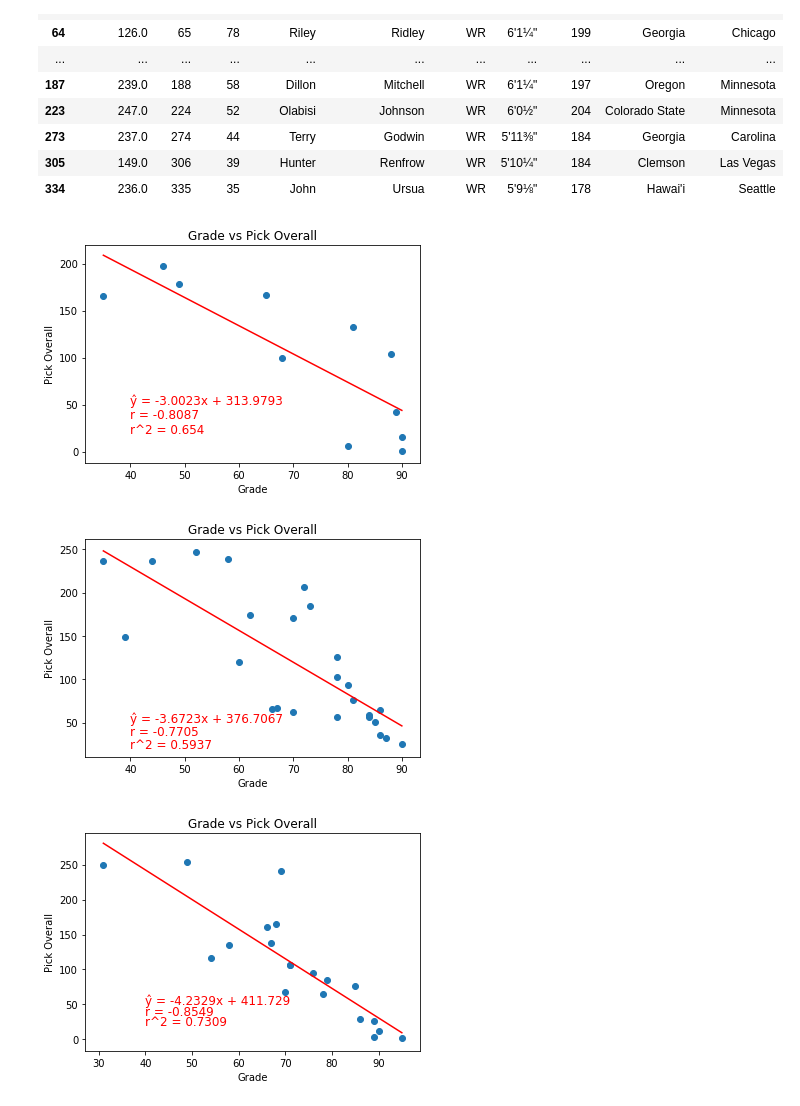
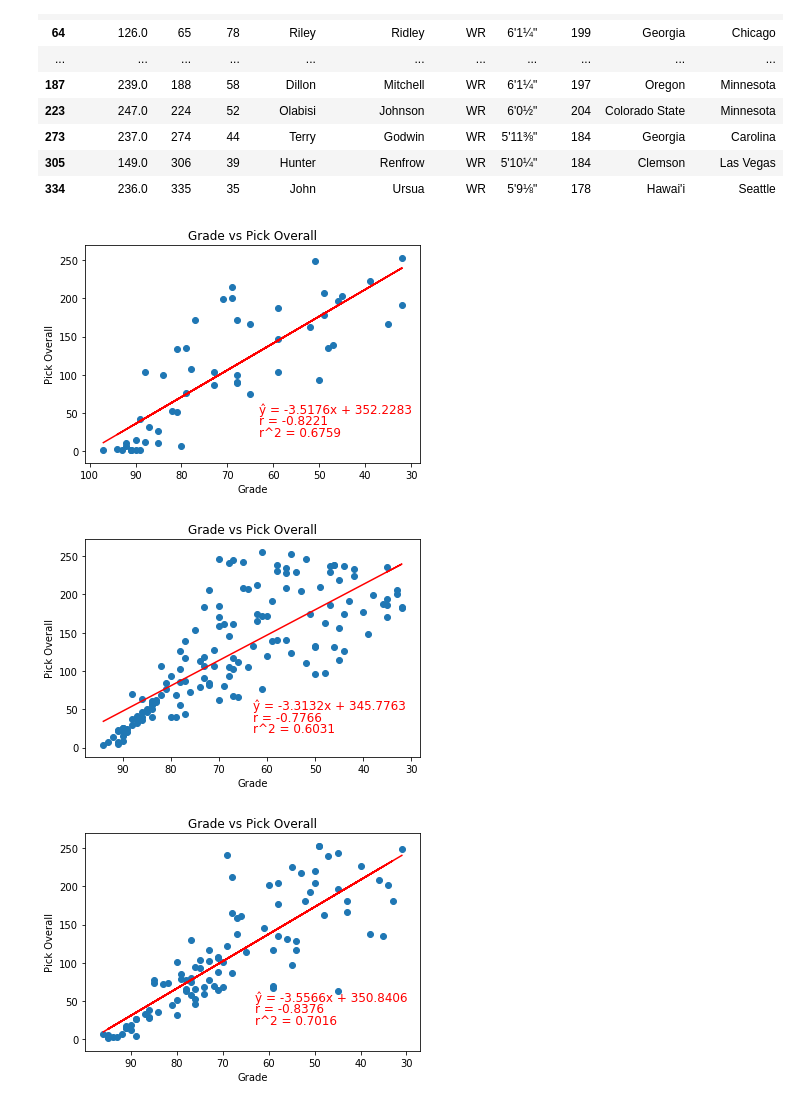
Before and after one commit to walshja03/NFLDraftAnalysis, a Jupyter notebook: RankVsDraft.ipynb, the cells around one changed output. Drawn from its saved outputs; the diff is of its cells as text; code cells hidden in the pictures.

Commit message:
Adding 2015-2018 data and made progress on scatter plots

```diff
--- a/RankVsDraft.ipynb
+++ b/RankVsDraft.ipynb
@@ -26,5 +26,34 @@ d2020c = d2020[["Rnd","Pick","Tm","First Name","Last Name","Pos","Age","College/
 d2019= pd.read_csv("DraftResultsData/2019Draft_Rank.csv")
 #Create df that only includes players drafted
 drafted2019 = d2019.dropna()
-drafted2019.head()
+drafted2019["Year"]="2019"
+
+#Import data from 2018 draft
+d2018= pd.read_csv("DraftResultsData/2018Draft_Rank.csv",encoding = 'ISO-8859-1')
+#Create df that only includes players drafted
+drafted2018 = d2018.dropna()
+drafted2018["Year"]="2018"
+
+#Import data from 2017 draft
+d2017= pd.read_csv("DraftResultsData/2017Draft_Rank.csv",encoding = 'ISO-8859-1')
+#Create df that only includes players drafted
+drafted2017 = d2017.dropna()
+drafted2017["Year"]="2017"
+
+#Import data from 2016 draft
+d2016= pd.read_csv("DraftResultsData/2016Draft_Rank.csv",encoding = 'ISO-8859-1')
+#Create df that only includes players drafted
+drafted2016 = d2016.dropna()
+drafted2016["Year"]="2016"
+
+#Import data from 2015 draft
+d2015= pd.read_csv("DraftResultsData/2015Draft_Rank.csv",encoding = 'ISO-8859-1')
+#Create df that only includes players drafted
+drafted2015 = d2015.dropna()
+drafted2015["Year"]="2015"
+drafted2015.head()
+
+frames = [drafted2015,drafted2016,drafted2017,drafted2018,drafted2019]
+drafts15to19=pd.concat(frames)
+drafts15to19
 # %% [output]
@@ -61,6 +117,8 @@ def linregsingle(df,x_values,y_values,ex,ey):
 
     #Create scatter plot and add title, x-labels, and y-labels
     plt.scatter(df[x_values], df[y_values])
+    ax = plt.gca()
+    ax.invert_xaxis()
     plt.title(f"{x_values} vs {y_values}")
     plt.xlabel(x_values)
     plt.ylabel(y_values)
@@ -148,5 +209,6 @@ positions = drafted2019["Position"].unique()
 # %%
-posdfs ={i:drafted2019[drafted2019["Position"]==i] for i in positions}
+drafts15to19
+posdfs15to19 = {i:drafts15to19[drafts15to19["Position"]==i] for i in positions}
 # %%
 posdfs["WR"]
 # %% [output]
@@ -168,17 +230,17 @@ posdfs["WR"]
 | 305 | 149.0 | 306 | 39 | Hunter | Renfrow | WR | 5'10¼" | 184 | Clemson | Las Vegas |
 | 334 | 236.0 | 335 | 35 | John | Ursua | WR | 5'9⅛" | 178 | Hawai'i | Seattle |
 # %%
-linregsingle(posdfs["QB"],"Grade","Pick Overall",40,50)
+linregsingle(posdfs15to19["QB"],"Grade","Pick Overall",63,50)
 # %% [output]
-[figure, old version]
+[figure, new version]
 # %%
-linregsingle(posdfs["WR"],"Grade","Pick Overall",40,50)
+linregsingle(posdfs15to19["WR"],"Grade","Pick Overall",63,50)
 # %% [output]
-[figure, old version]
+[figure, new version]
 # %%
-linregsingle(posdfs["DE"],"Grade","Pick Overall",40,50)
+linregsingle(posdfs15to19["DE"],"Grade","Pick Overall",63,50)
 # %% [output]
-[figure, old version]
+[figure, new version]
 # %%
 
 
```
Also changed, not shown: parts of 8 cells of this notebook, 4 other files.
